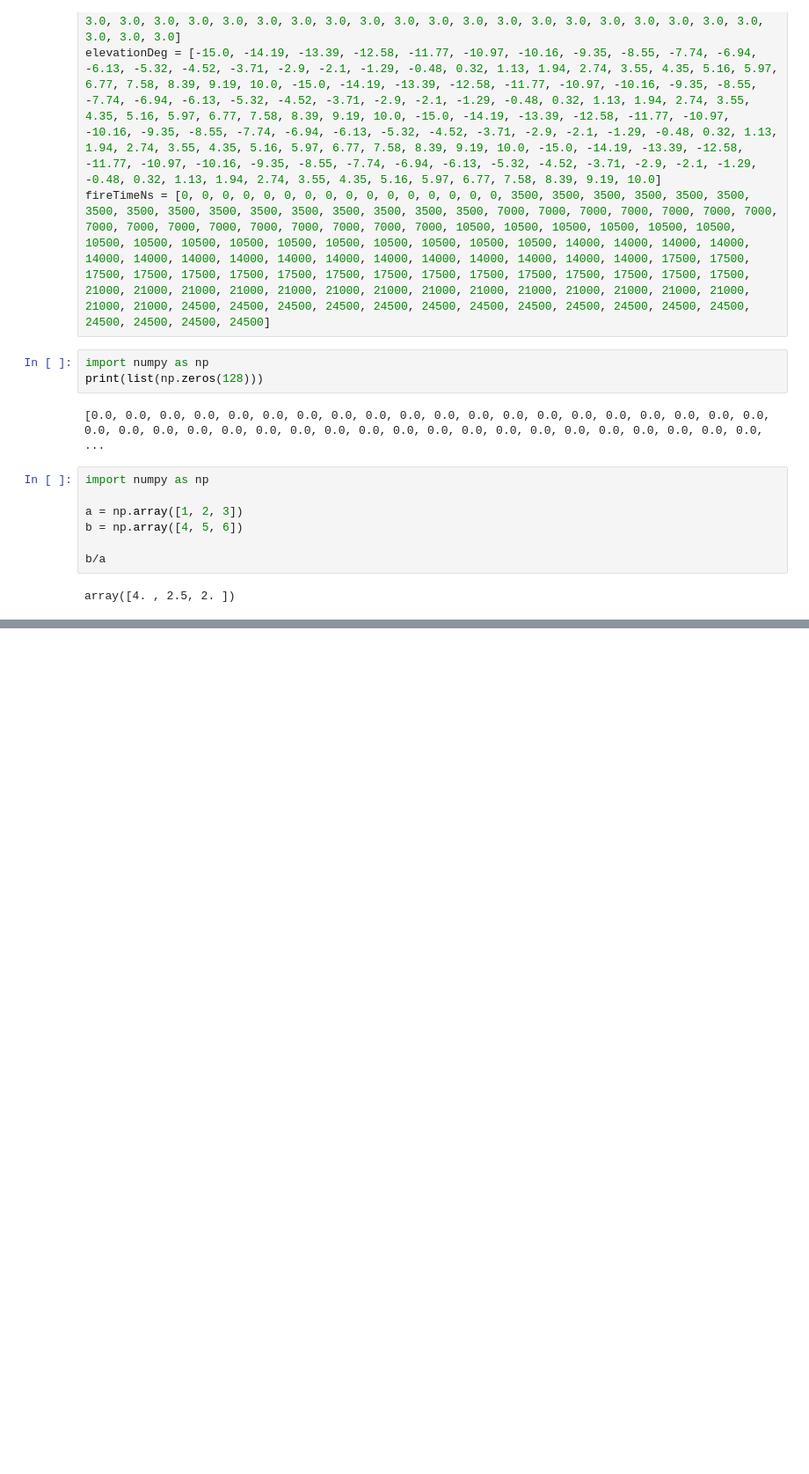
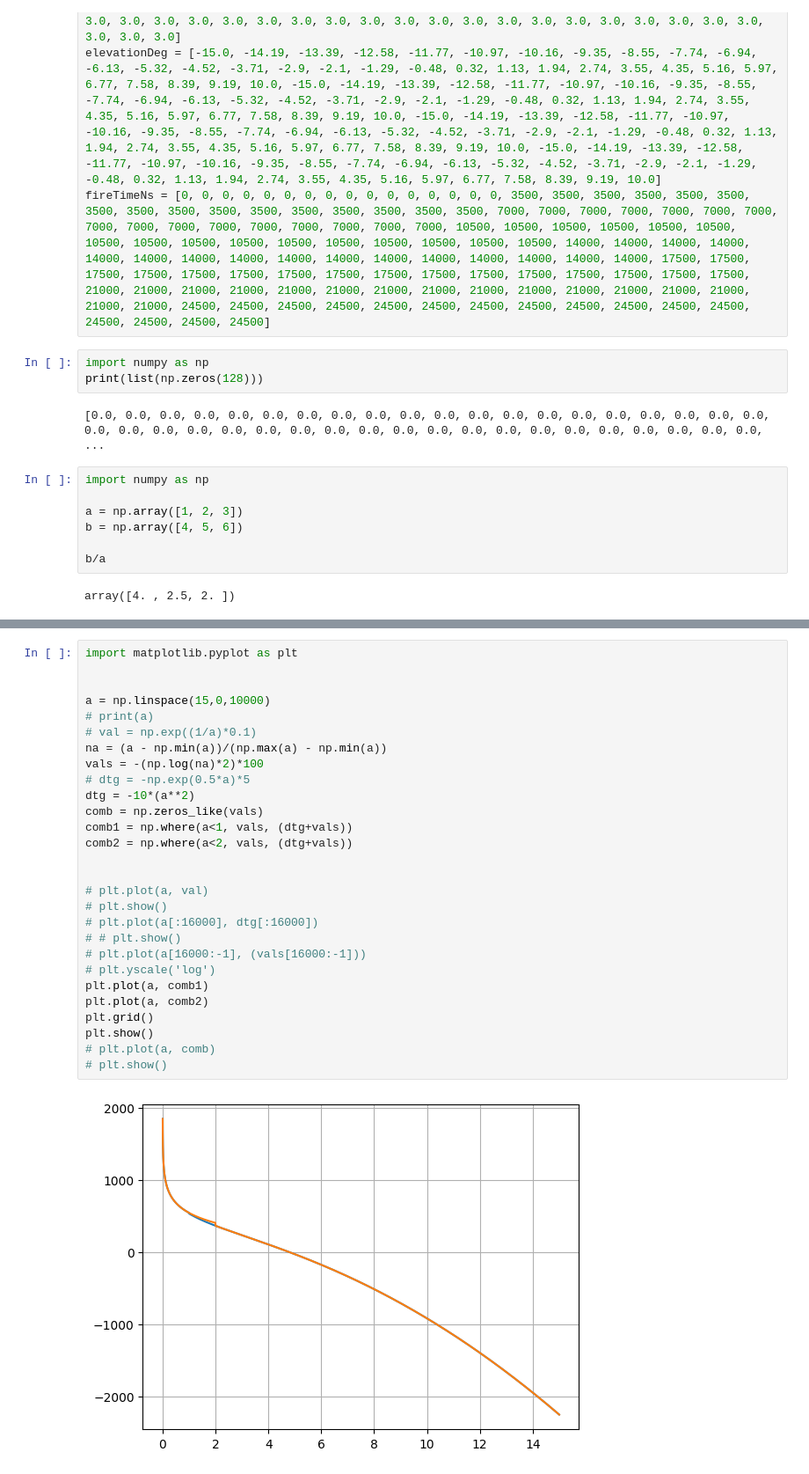
Before and after one commit to Rah-M14/Aerosim-Simulation-Zone, a Jupyter notebook: rough.ipynb, the cells around one changed output, grey strips where cells are left out. Shown at 88% size. Drawn from its saved outputs; the diff is of its cells as text; blank space fills up the shorter version.

```diff
--- a/rough.ipynb
+++ b/rough.ipynb
@@ -39,0 +63,30 @@ array([4. , 2.5, 2. ])
+# %%
+import matplotlib.pyplot as plt
+
+
+a = np.linspace(15,0,10000)
+# print(a)
+# val = np.exp((1/a)*0.1)
+na = (a - np.min(a))/(np.max(a) - np.min(a))
+vals = -(np.log(na)*2)*100
+# dtg = -np.exp(0.5*a)*5
+dtg = -10*(a**2)
+comb = np.zeros_like(vals)
+comb1 = np.where(a<1, vals, (dtg+vals))
+comb2 = np.where(a<2, vals, (dtg+vals))
+
+
+# plt.plot(a, val)
+# plt.show()
+# plt.plot(a[:16000], dtg[:16000])
+# # plt.show()
+# plt.plot(a[16000:-1], (vals[16000:-1]))
+# plt.yscale('log')
+plt.plot(a, comb1)
+plt.plot(a, comb2)
+plt.grid()
+plt.show()
+# plt.plot(a, comb)
+# plt.show()
+# %% [output]
+[figure, added]
```
Also changed, not shown: parts of 15 cells of this notebook, 28 other files.
